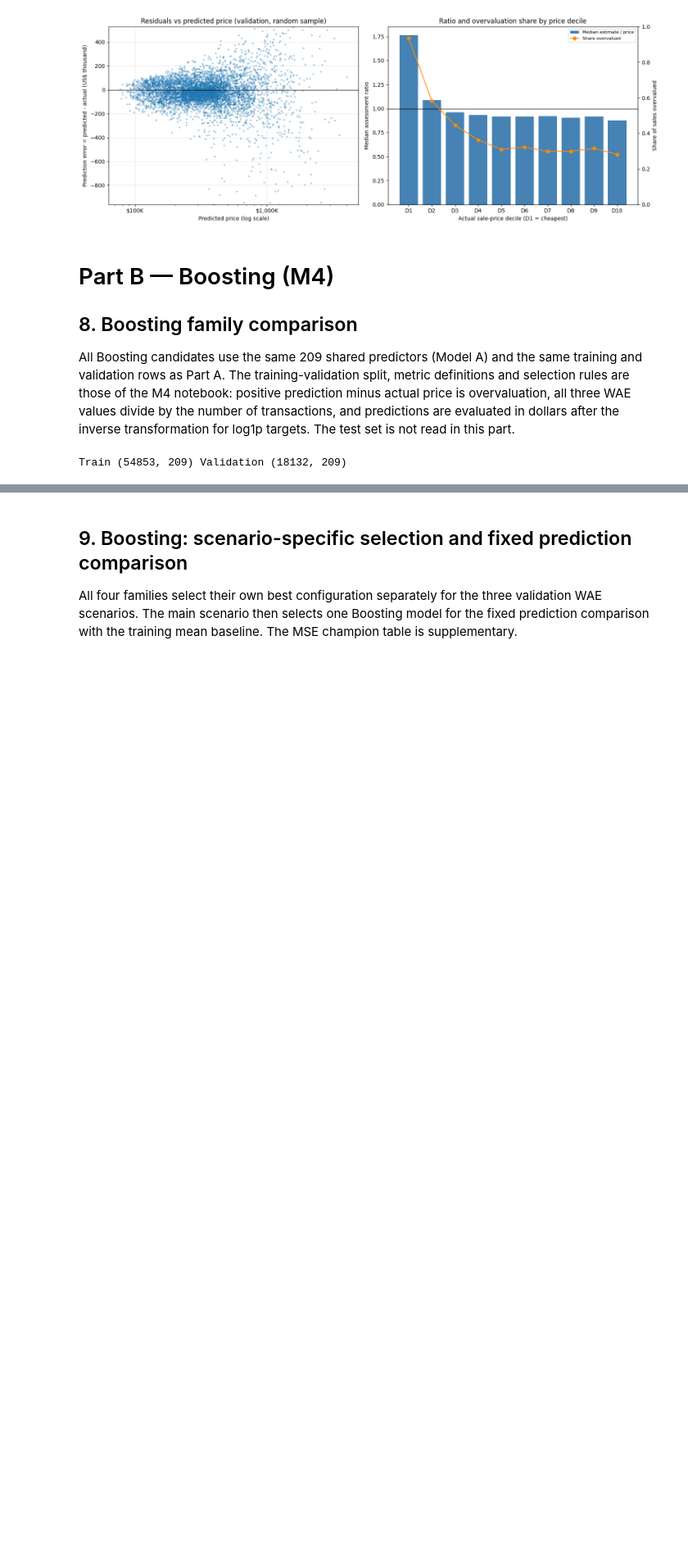
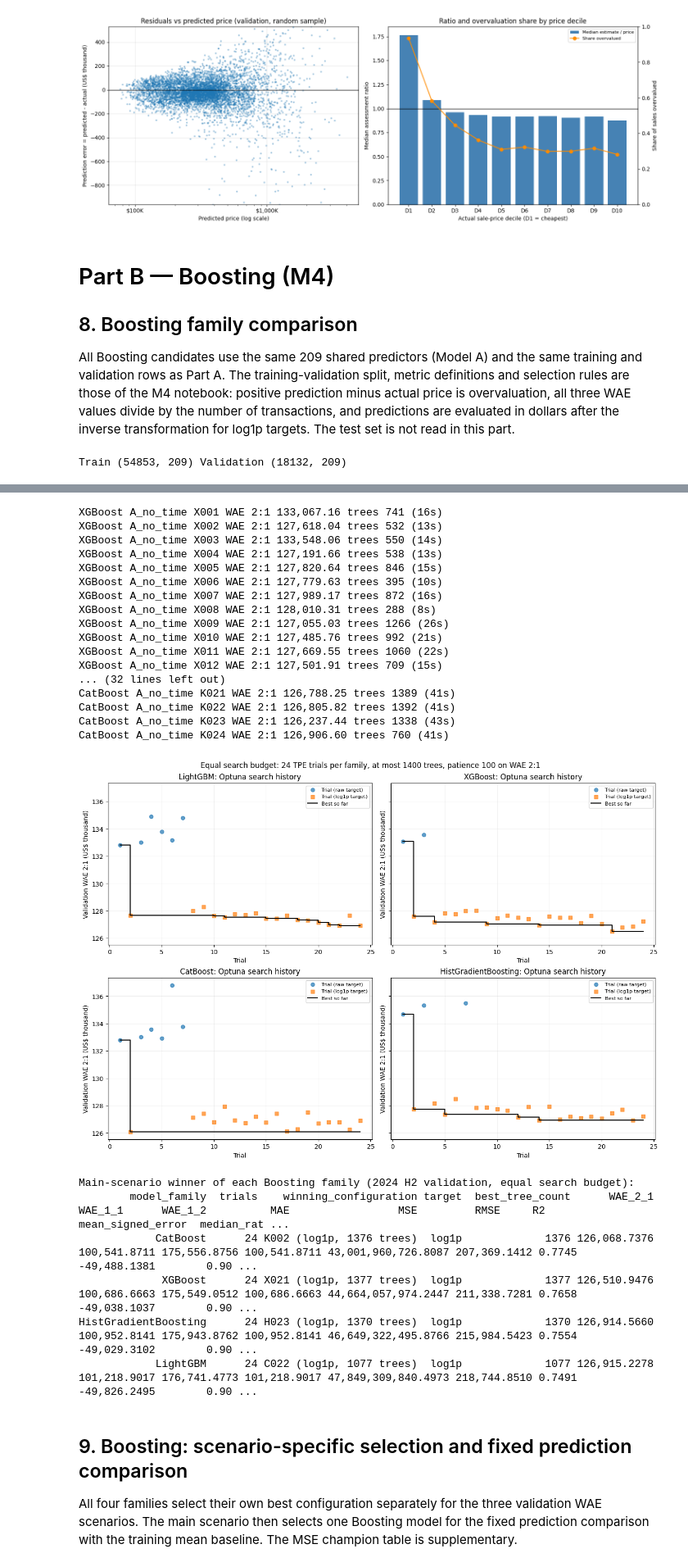
Before and after one commit to Chongchenjiang/QBUS6810-ml, a Jupyter notebook: QBUS6810_M3_M4_trees_boosting_final_test.ipynb, the cells around one changed output, grey strips where cells are left out. Shown at 82% size. Cells and saved outputs as stored; diff of their text form; code cells hidden in the pictures; blank space fills up the shorter version.

```diff
--- a/QBUS6810_M3_M4_trees_boosting_final_test.ipynb
+++ b/QBUS6810_M3_M4_trees_boosting_final_test.ipynb
@@ -1295,3 +1377,78 @@ CatBoost K006 WAE 2:1 127,094.44
+# %%
+XGB_trials, xgb_predictions, xgb_curves, xgb_study = search_boosting('XGBoost', X_train_A, X_valid_A)
+XGB_trials.to_csv(BOOST_OUT / 'xgboost_validation_candidates.csv', index=False)
+xgb_study.trials_dataframe().to_csv(BOOST_OUT / 'xgboost_optuna_trials.csv', index=False)
+Cat_trials, cat_predictions, cat_curves, cat_study = search_boosting('CatBoost', X_train_A, X_valid_A)
+Cat_trials.to_csv(BOOST_OUT / 'catboost_validation_candidates.csv', index=False)
+cat_study.trials_dataframe().to_csv(BOOST_OUT / 'catboost_optuna_trials.csv', index=False)
+
+all_candidates = pd.concat([A_trials, Hist_trials, XGB_trials, Cat_trials], ignore_index=True)
+assert all_candidates['candidate_id'].is_unique
+assert all_candidates.groupby('model_family').size().eq(N_BOOST_TRIALS).all()
+all_candidates.to_csv(BOOST_OUT / 'M4_boosting_candidates.csv', index=False)
+all_predictions = {**A_predictions, **hist_predictions, **xgb_predictions, **cat_predictions}
+
+# Optuna optimisation history of each family.
+family_order = ['LightGBM', 'XGBoost', 'CatBoost', 'HistGradientBoosting']
+fig, axes = plt.subplots(2, 2, figsize=(13, 9), sharey=True, constrained_layout=True)
+for ax, family in zip(axes.flat, family_order):
+    trials = all_candidates.loc[all_candidates['model_family'].eq(family)].reset_index(drop=True)
+    trial_number = np.arange(1, len(trials) + 1)
+    for target, marker in [('raw', 'o'), ('log1p', 's')]:
+        mask = trials['target'].eq(target)
+        ax.scatter(trial_number[mask], trials.loc[mask, PRIMARY_METRIC] / 1e3, marker=marker, alpha=.7,
+                   label=f'Trial ({target} target)')
+    ax.step(trial_number, trials[PRIMARY_METRIC].cummin() / 1e3, where='post', color='black', label='Best so far')
+    ax.set_title(f'{family}: Optuna search history')
+    ax.set_xlabel('Trial')
+    ax.set_ylabel('Validation WAE 2:1 (US$ thousand)')
+    ax.grid(alpha=.2)
+    ax.legend(fontsize=8)
+fig.suptitle(f'Equal search budget: {N_BOOST_TRIALS} TPE trials per family, at most {MAX_BOOST_ROUNDS} trees, '
+             f'patience {EARLY_STOPPING_ROUNDS} on WAE 2:1', fontsize=12)
+fig.savefig(BOOST_OUT / 'optuna_history_WAE_2_1.png', dpi=160, bbox_inches='tight')
+plt.show()
+plt.close(fig)
+
+# One comparison table: each family's main-scenario (WAE 2:1) winner on the 2024 H2 validation sales.
+summary_rows = []
+for family in family_order:
+    trials = all_candidates.loc[all_candidates['model_family'].eq(family)]
+    winner = trials.sort_values([PRIMARY_METRIC, 'candidate_id']).iloc[0]
+    summary_rows.append(dict(model_family=family, trials=len(trials), winning_configuration=winner['configuration'],
+        target=winner['target'], best_tree_count=int(winner['n_estimators']), stopping_monitor=winner['stopping_monitor'],
+        WAE_2_1=winner['WAE_2_1'], WAE_1_1=winner['WAE_1_1'], WAE_1_2=winner['WAE_1_2'], MAE=winner['MAE'],
+        MSE=winner['MSE'], RMSE=winner['RMSE'], R2=winner['R2'], mean_signed_error=winner['mean_signed_error'],
+        median_ratio=winner['median_ratio'], search_minutes=trials['elapsed_seconds'].sum() / 60))
+search_summary = pd.DataFrame(summary_rows).sort_values('WAE_2_1').reset_index(drop=True)
+search_summary.to_csv(BOOST_OUT / 'boosting_search_summary.csv', index=False)
+print('Main-scenario winner of each Boosting family (2024 H2 validation, equal search budget):')
+print(search_summary.drop(columns='stopping_monitor').to_string(index=False, float_format=lambda v: f'{v:,.4f}'))
+# %% [output]
+XGBoost A_no_time X001 WAE 2:1 133,067.16 trees 741 (16s)
+XGBoost A_no_time X002 WAE 2:1 127,618.04 trees 532 (13s)
+XGBoost A_no_time X003 WAE 2:1 133,548.06 trees 550 (14s)
+XGBoost A_no_time X004 WAE 2:1 127,191.66 trees 538 (13s)
+XGBoost A_no_time X005 WAE 2:1 127,820.64 trees 846 (15s)
+XGBoost A_no_time X006 WAE 2:1 127,779.63 trees 395 (10s)
+XGBoost A_no_time X007 WAE 2:1 127,989.17 trees 872 (16s)
+XGBoost A_no_time X008 WAE 2:1 128,010.31 trees 288 (8s)
+XGBoost A_no_time X009 WAE 2:1 127,055.03 trees 1266 (26s)
+XGBoost A_no_time X010 WAE 2:1 127,485.76 trees 992 (21s)
+XGBoost A_no_time X011 WAE 2:1 127,669.55 trees 1060 (22s)
+XGBoost A_no_time X012 WAE 2:1 127,501.91 trees 709 (15s)
+... (32 lines left out)
+CatBoost A_no_time K021 WAE 2:1 126,788.25 trees 1389 (41s)
+CatBoost A_no_time K022 WAE 2:1 126,805.82 trees 1392 (41s)
+CatBoost A_no_time K023 WAE 2:1 126,237.44 trees 1338 (43s)
+CatBoost A_no_time K024 WAE 2:1 126,906.60 trees 760 (41s)
+[figure, added]
+Main-scenario winner of each Boosting family (2024 H2 validation, equal search budget):
+        model_family  trials    winning_configuration target  best_tree_count      WAE_2_1      WAE_1_1      WAE_1_2          MAE                 MSE         RMSE     R2  mean_signed_error  median_rat ...
+            CatBoost      24 K002 (log1p, 1376 trees)  log1p             1376 126,068.7376 100,541.8711 175,556.8756 100,541.8711 43,001,960,726.8087 207,369.1412 0.7745       -49,488.1381        0.90 ...
+             XGBoost      24 X021 (log1p, 1377 trees)  log1p             1377 126,510.9476 100,686.6663 175,549.0512 100,686.6663 44,664,057,974.2447 211,338.7281 0.7658       -49,038.1037        0.90 ...
+HistGradientBoosting      24 H023 (log1p, 1370 trees)  log1p             1370 126,914.5660 100,952.8141 175,943.8762 100,952.8141 46,649,322,495.8766 215,984.5423 0.7554       -49,029.3102        0.90 ...
+            LightGBM      24 C022 (log1p, 1077 trees)  log1p             1077 126,915.2278 101,218.9017 176,741.4773 101,218.9017 47,849,309,840.4973 218,744.8510 0.7491       -49,826.2495        0.90 ...
 # %% [markdown]
 ## 9. Boosting: scenario-specific selection and fixed prediction comparison
 
```
Also changed, not shown: parts of 32 cells of this notebook.
